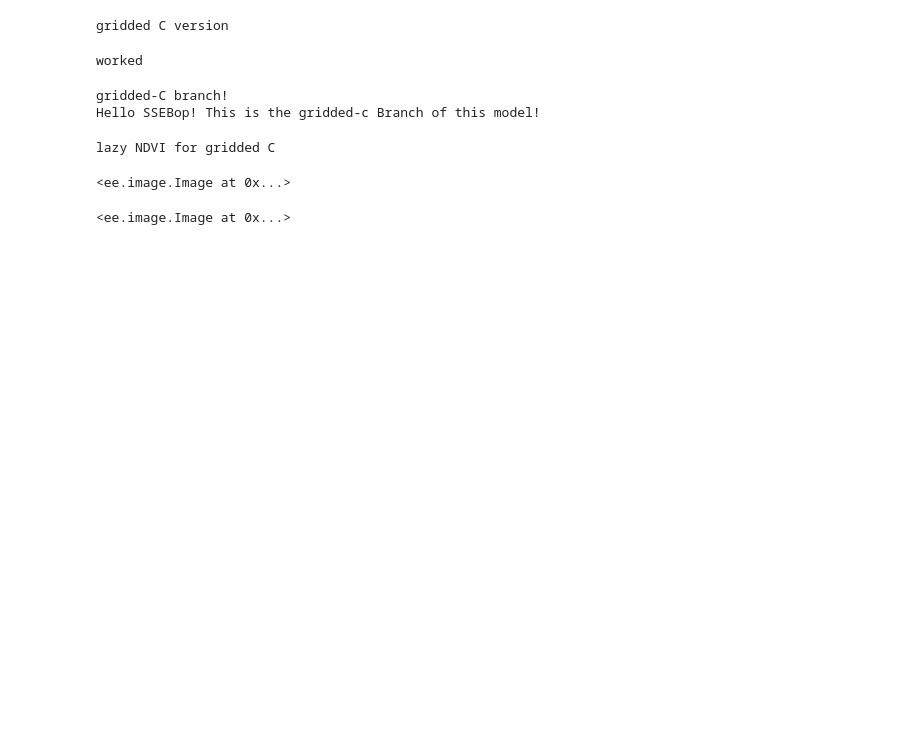
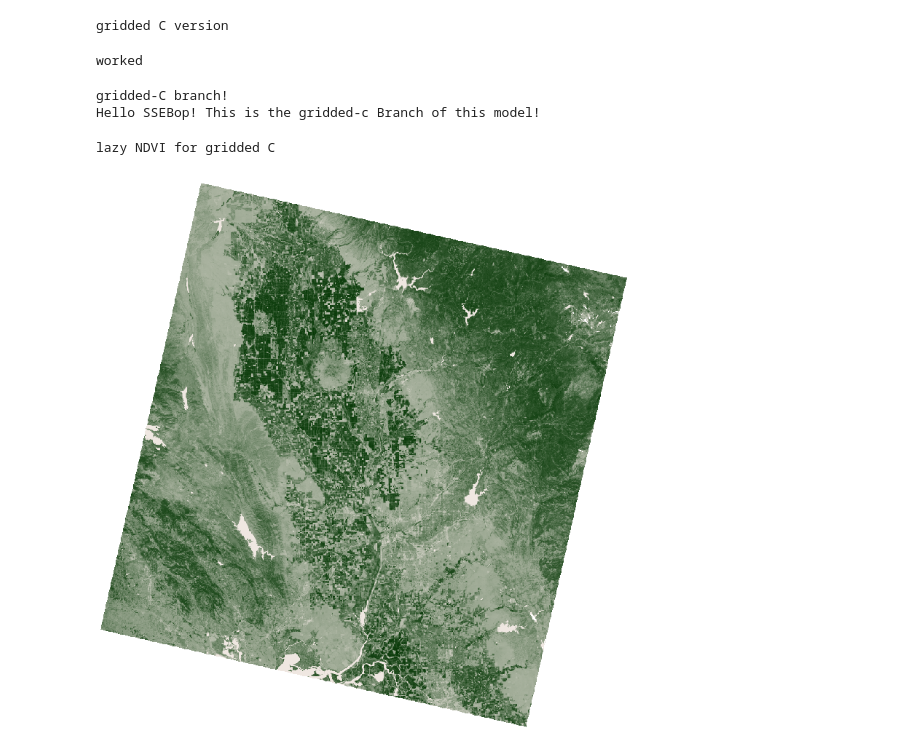
Before and after one commit to Open-ET/openet-ssebop, a Jupyter notebook: gridc.ipynb, the cells around one changed output. Drawn from its saved outputs; the diff is of its cells as text; code cells hidden in the pictures; blank space fills up the shorter version.

```diff
--- a/gridc.ipynb
+++ b/gridc.ipynb
@@ -47,10 +47,13 @@ model_obj = local_model.Image.from_landsat_c1_toa(
 gridded-C branch!
 Hello SSEBop! This is the gridded-c Branch of this model!
 # %%
-# image_url = model_obj.ndvi\
-#     .getThumbURL({'min': -0.1, 'max': 0.9, 'palette': ndvi_palette,
-#                   'region': landsat_region, 'dimensions': image_size})
-# Image(image_url, embed=True, format='png')
+image_url = model_obj.ndvi\
+    .getThumbURL({'min': -0.1, 'max': 0.9, 'palette': ndvi_palette,
+                  'region': landsat_region, 'dimensions': image_size})
+Image(image_url, embed=True, format='png')
+# %% [output]
+lazy NDVI for gridded C
+[figure, added]
 # %%
 # image_url = model_obj.et_fraction\
 #     .getThumbURL({'min': 0.0, 'max': 1.2, 'palette': et_palette,
@@ -58,10 +61,4 @@ Hello SSEBop! This is the gridded-c Branch of this model!
 # Image(image_url, embed=True, format='png')
 # %%
 # Clip and project to the Landsat image footprint and coordinate system
-image_url = model_obj.et_reference
+# image_url = model_obj.et_reference
-# %% [output]
-lazy NDVI for gridded C
-# %%
-model_obj.et
-# %% [output]
-<ee.image.Image at 0x...>
@@ -68,5 +67,3 @@ model_obj.et
 # %%
-model_obj.calculate(['et', 'et_reference', 'et_fraction'])
+# model_obj.calculate(['et', 'et_reference', 'et_fraction'])
-# %% [output]
-<ee.image.Image at 0x...>
 # %%
```
Also changed, not shown: parts of 3 cells of this notebook, 1 other file.
